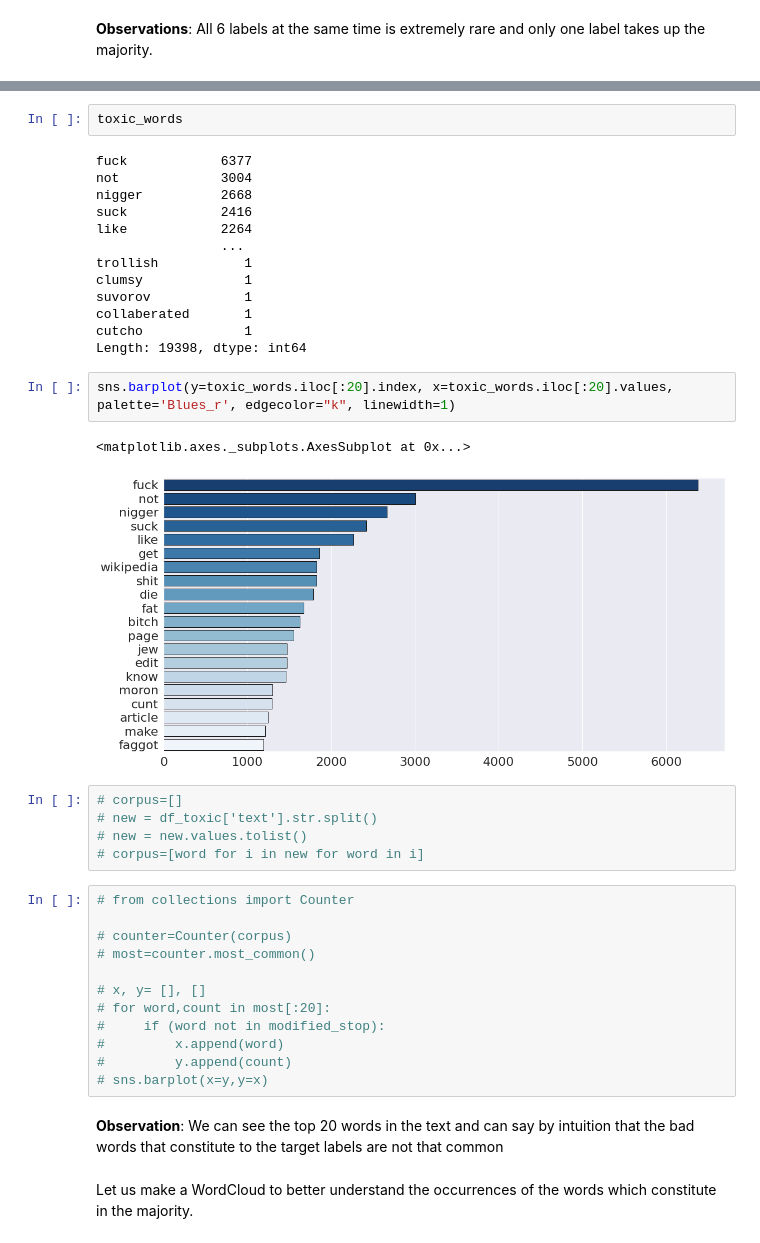
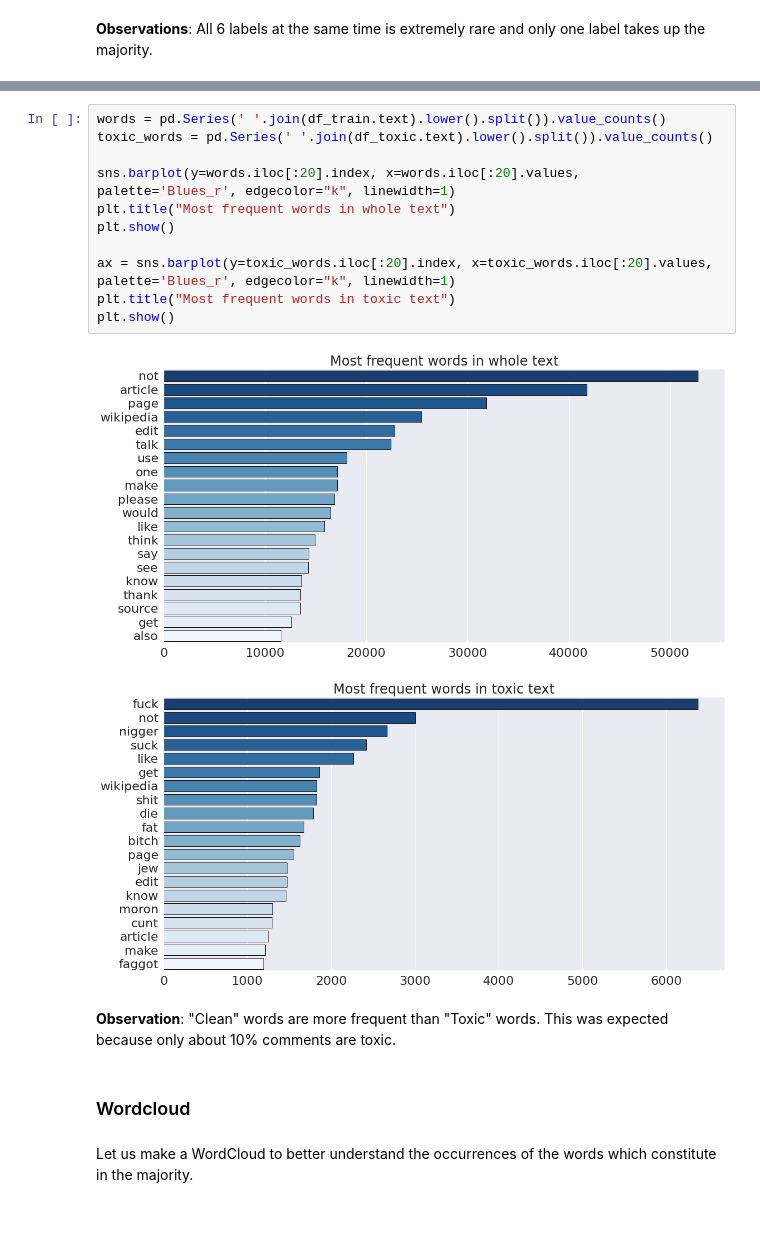
Before and after one commit to mayankchadha16/Why-so-Harsh, a Jupyter notebook: Clones.ipynb, the cells around one changed output, grey strips where cells are left out. Saved outputs shown, nothing was run; the diff lists cells and outputs as text.

```diff
--- a/Clones.ipynb
+++ b/Clones.ipynb
@@ -254,41 +252,20 @@ toxic_words = pd.Series(' '.join(df_toxic.text).lower().split()).value_counts()
-# %%
-toxic_words
-# %% [output]
-fuck            6377
-not             3004
-nigger          2668
-suck            2416
-like            2264
-                ...
-trollish           1
-clumsy             1
-suvorov            1
-collaberated       1
-cutcho             1
-Length: 19398, dtype: int64
-# %%
-sns.barplot(y=toxic_words.iloc[:20].index, x=toxic_words.iloc[:20].values, palette='Blues_r', edgecolor="k", linewidth=1)
-# %% [output]
-<matplotlib.axes._subplots.AxesSubplot at 0x...>
-[figure, removed]
-# %%
-# corpus=[]
-# new = df_toxic['text'].str.split()
-# new = new.values.tolist()
-# corpus=[word for i in new for word in i]
-# %%
-# from collections import Counter
-
-# counter=Counter(corpus)
-# most=counter.most_common()
-
-# x, y= [], []
-# for word,count in most[:20]:
-#     if (word not in modified_stop):
-#         x.append(word)
-#         y.append(count)
-# sns.barplot(x=y,y=x)
-# %% [markdown]
-**Observation**: We can see the top 20 words in the text and can say by intuition that the bad words that constitute to the target labels are not that common
+# %%
+words = pd.Series(' '.join(df_train.text).lower().split()).value_counts()
+toxic_words = pd.Series(' '.join(df_toxic.text).lower().split()).value_counts()
+
+sns.barplot(y=words.iloc[:20].index, x=words.iloc[:20].values, palette='Blues_r', edgecolor="k", linewidth=1)
+plt.title("Most frequent words in whole text")
+plt.show()
+
+ax = sns.barplot(y=toxic_words.iloc[:20].index, x=toxic_words.iloc[:20].values, palette='Blues_r', edgecolor="k", linewidth=1)
+plt.title("Most frequent words in toxic text")
+plt.show()
+# %% [output]
+[figure, added]
+[figure, added]
+# %% [markdown]
+**Observation**: "Clean" words are more frequent than "Toxic" words. This was expected because only about 10% comments are toxic.
+# %% [markdown]
+### Wordcloud
 # %% [markdown]
 Let us make a WordCloud to better understand the occurrences of the words which constitute in the majority.
```
Also changed, not shown: parts of 13 cells of this notebook.
